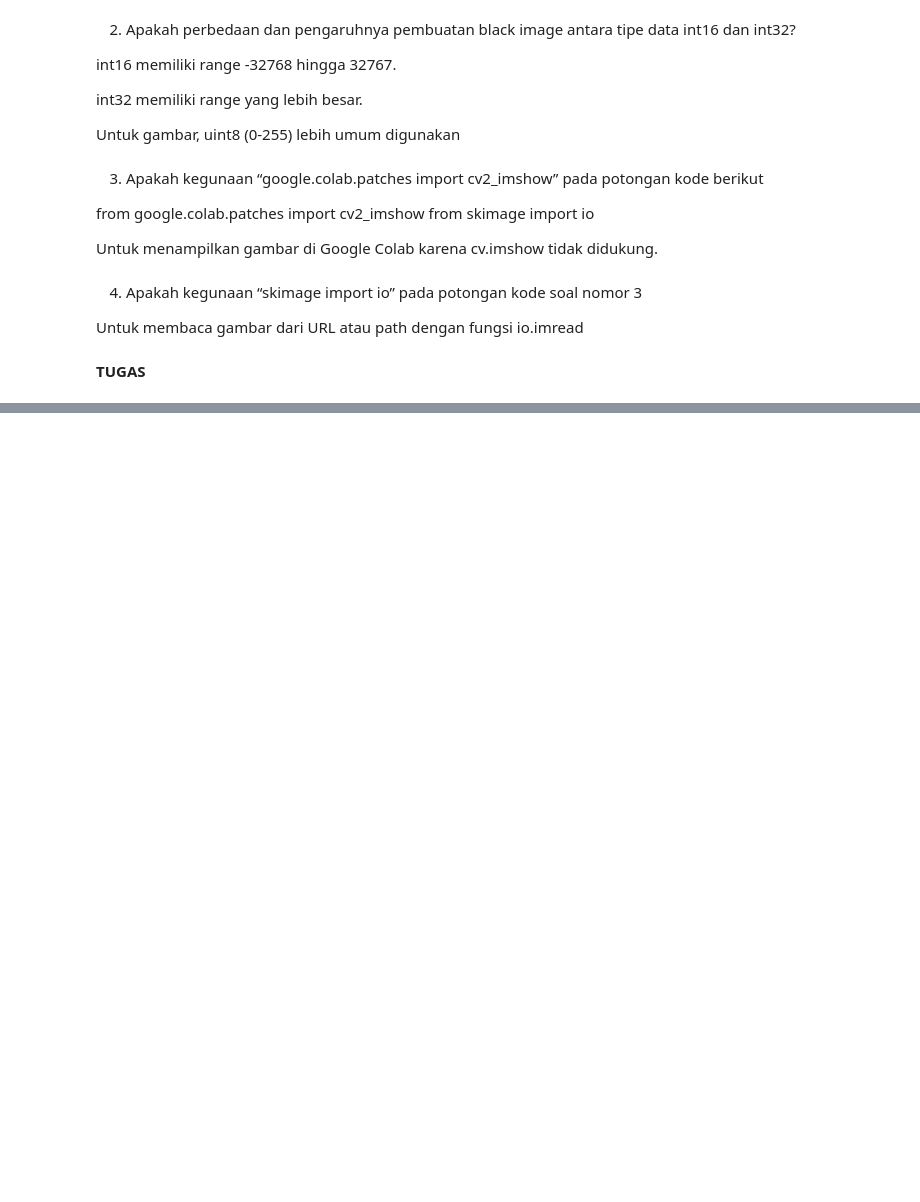
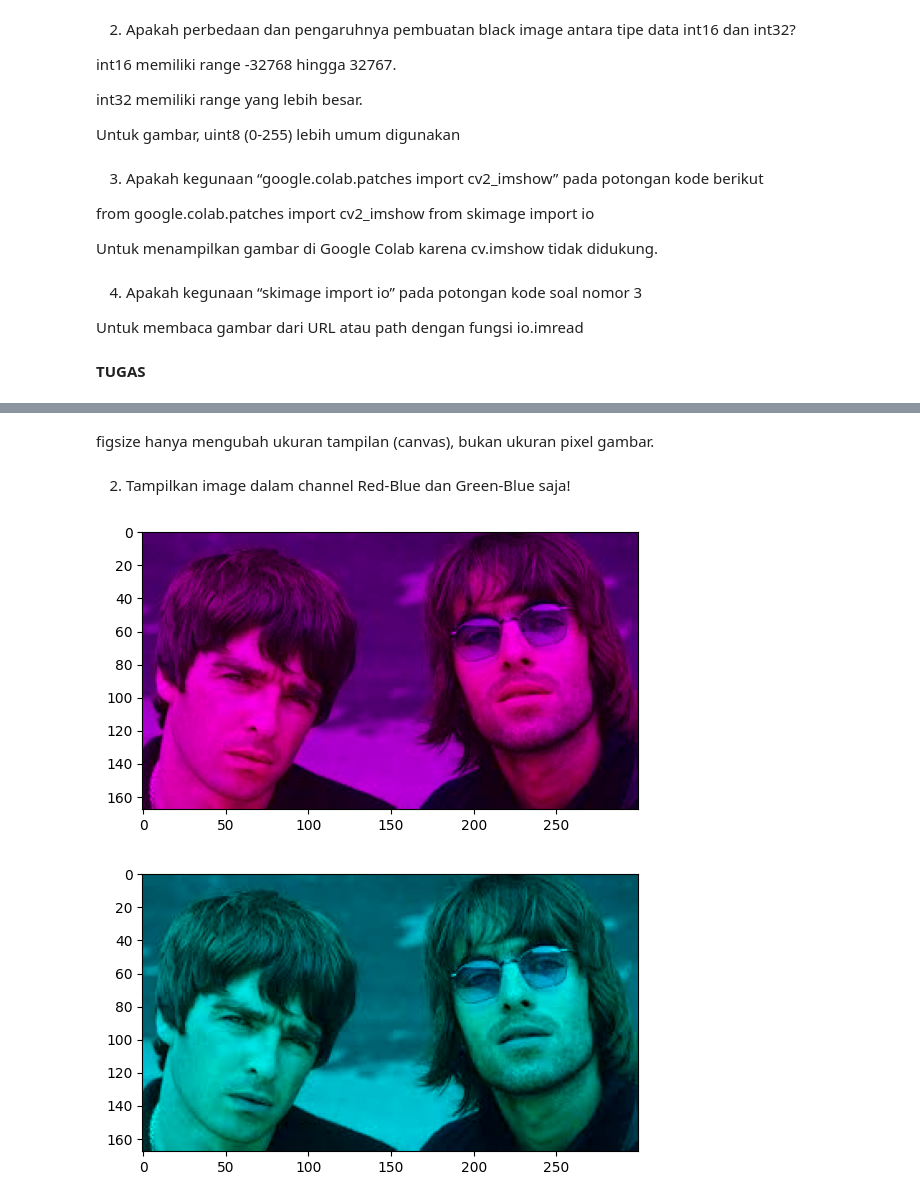
Before and after one commit to M-AdityoRahman/PCVK_Ganjil_2025, a Jupyter notebook: Week2.ipynb, the cells around one changed output, grey strips where cells are left out. Cells and saved outputs as stored; diff of their text form; code cells hidden in the pictures; blank space fills up the shorter version.

```diff
--- a/Week2.ipynb
+++ b/Week2.ipynb
@@ -151,0 +164,19 @@ Untuk membaca gambar dari URL atau path dengan fungsi io.imread
+# %% [markdown]
+figsize hanya mengubah ukuran tampilan (canvas), bukan ukuran pixel gambar.
+# %% [markdown]
+2. Tampilkan image dalam channel Red-Blue dan Green-Blue saja!
+# %%
+# Red-Blue Channel
+img_red_blue = img_rgb.copy()
+img_red_blue[:, :, 1] = 0  # Hapus channel Green
+plt.imshow(img_red_blue)
+plt.show()
+
+# Green-Blue Channel
+img_green_blue = img_rgb.copy()
+img_green_blue[:, :, 0] = 0  # Hapus channel Red
+plt.imshow(img_green_blue)
+plt.show()
+# %% [output]
+[figure, added]
+[figure, added]
```
Also changed, not shown: parts of 17 cells of this notebook.
